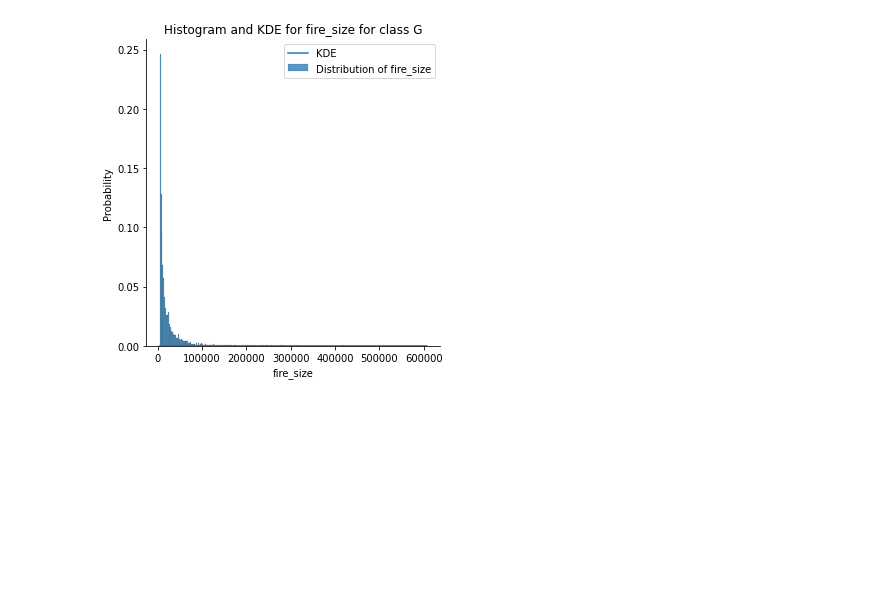
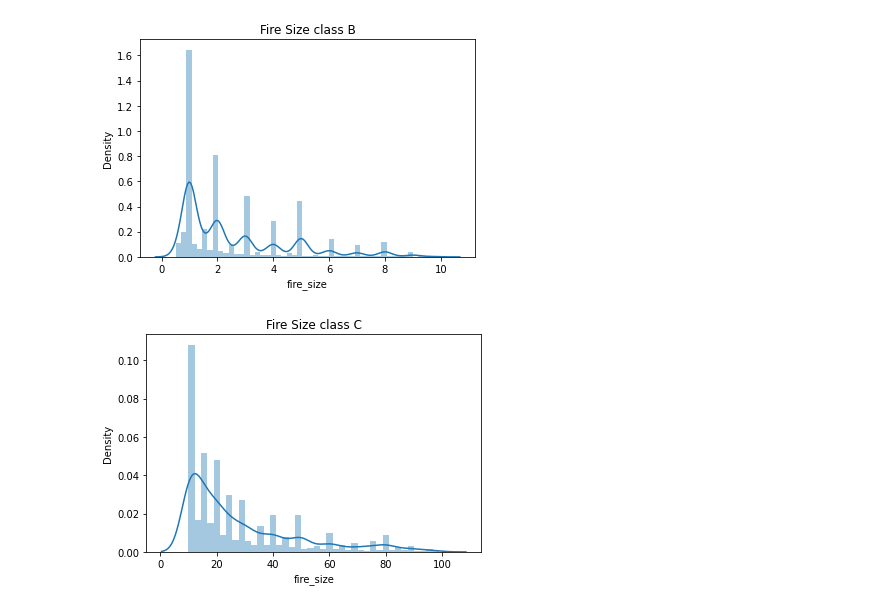
Before and after one commit to PatrykStronski/MultivariateAnalysis_Task1, a Jupyter notebook: fire_size_all_atonce.ipynb, the cells around one changed output. Saved outputs shown, nothing was run; the diff lists cells and outputs as text; code cells hidden in the pictures; blank space fills up the shorter version.

```diff
--- a/fire_size_all_atonce.ipynb
+++ b/fire_size_all_atonce.ipynb
@@ -68,9 +22,16 @@ draw_hist_kde(df_sampledF, xF, 'F', property, kde_values, 200)
-# %%
-df_sampledG = df.loc[df.fire_size_class=='G']
-kernel = gaussian_kde(df_sampledG[property])
-min_amount, max_amount = df_sampledG[property].min(), df_sampledG[property].max()
-xG = np.linspace(min_amount, max_amount, num=100)
-kde_values = kernel(xG)
-draw_hist_kde(df_sampledG, xG, 'G', property, kde_values, 300)
-# %% [output]
-[figure, removed]
+# %%
+df_sampledB = df.loc[df.fire_size_class=='B'].reset_index()
+sns.distplot(df_sampledB[property])
+plt.title('Fire Size class B')
+plt.savefig('./figures/kde/fire_size_b.png')
+plt.show()
+# %% [output]
+[figure, added]
+# %%
+df_sampledC = df.loc[df.fire_size_class=='C']
+sns.distplot(df_sampledC[property])
+plt.title('Fire Size class C')
+plt.savefig('./figures/kde/fire_size_c.png')
+plt.show()
+# %% [output]
+[figure, added]
```
Also changed, not shown: parts of 10 cells of this notebook, 6 other files.
